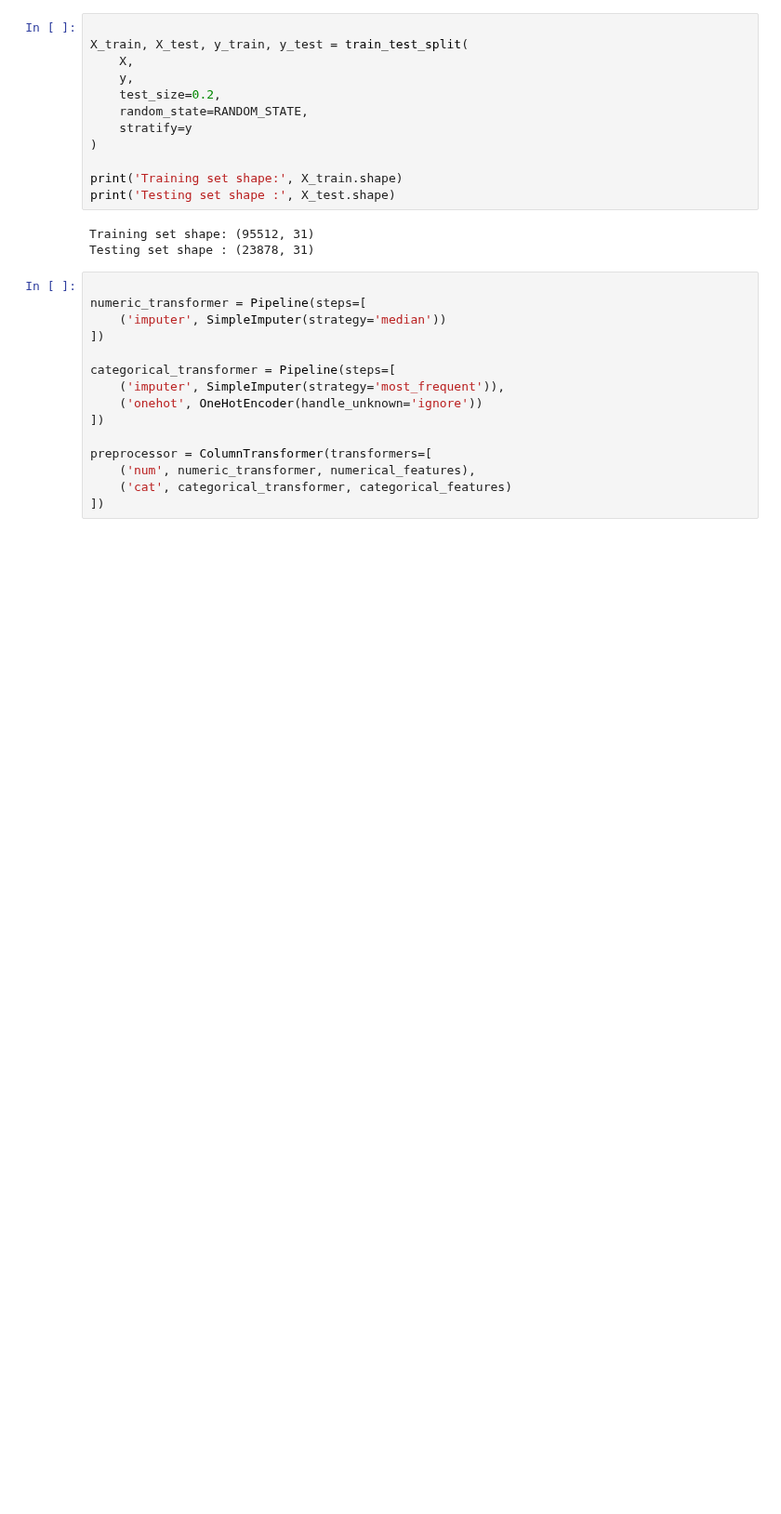
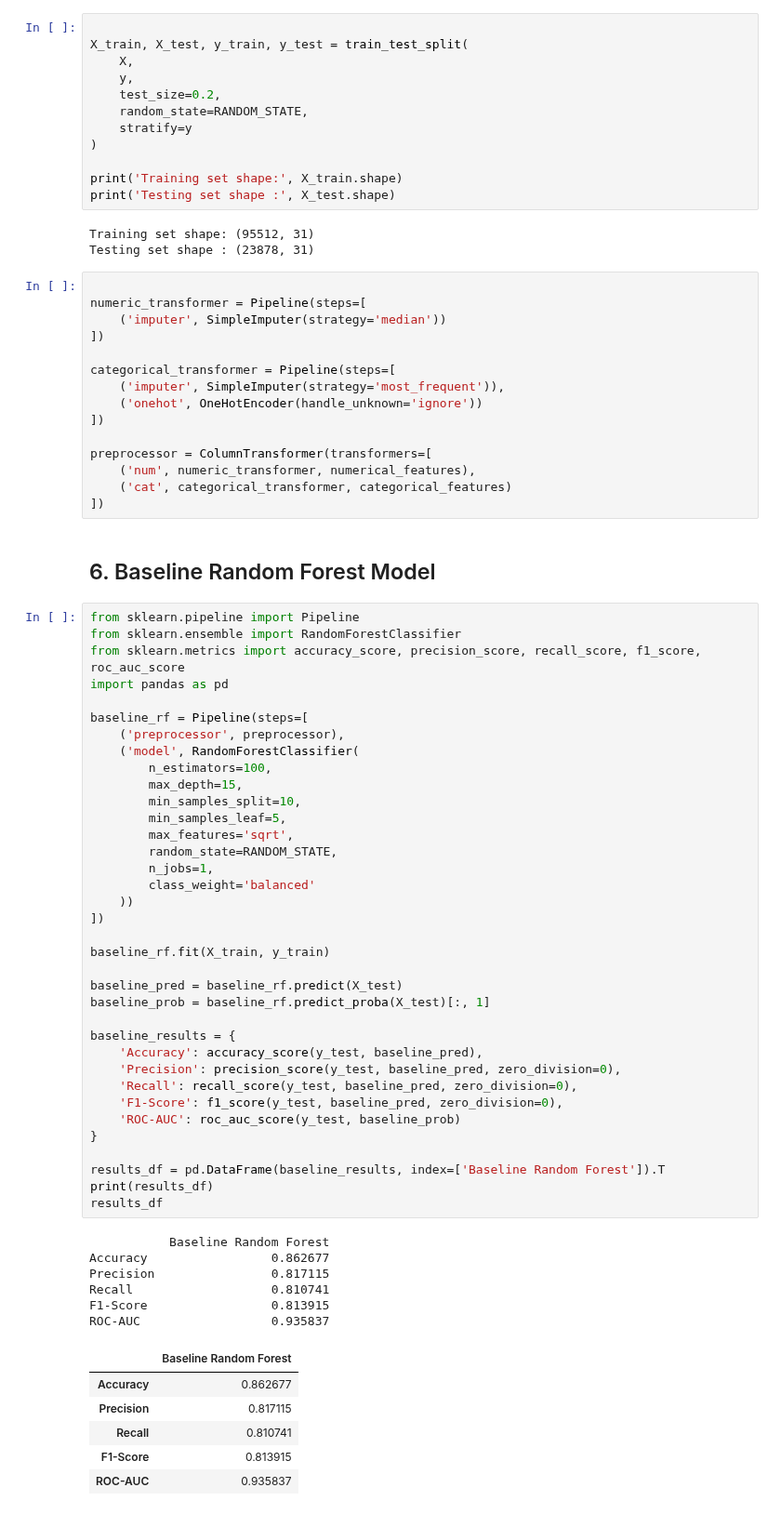
Before and after one commit to Eranga999/ML_Group_Assigment, a Jupyter notebook: Random_Forest_IT22198686.ipynb, the cells around one changed output. Shown at 93% size. Drawn from its saved outputs; the diff is of its cells as text; blank space fills up the shorter version.

Commit message:
Add baseline Random Forest model implementation with evaluation metrics

```diff
--- a/Random_Forest_IT22198686.ipynb
+++ b/Random_Forest_IT22198686.ipynb
@@ -250,3 +250,54 @@ preprocessor = ColumnTransformer(transformers=[
     ('num', numeric_transformer, numerical_features),
     ('cat', categorical_transformer, categorical_features)
 ])
+# %% [markdown]
+## 6. Baseline Random Forest Model
+# %%
+from sklearn.pipeline import Pipeline
+from sklearn.ensemble import RandomForestClassifier
+from sklearn.metrics import accuracy_score, precision_score, recall_score, f1_score, roc_auc_score
+import pandas as pd
+
+baseline_rf = Pipeline(steps=[
+    ('preprocessor', preprocessor),
+    ('model', RandomForestClassifier(
+        n_estimators=100,
+        max_depth=15,
+        min_samples_split=10,
+        min_samples_leaf=5,
+        max_features='sqrt',
+        random_state=RANDOM_STATE,
+        n_jobs=1,
+        class_weight='balanced'
+    ))
+])
+
+baseline_rf.fit(X_train, y_train)
+
+baseline_pred = baseline_rf.predict(X_test)
+baseline_prob = baseline_rf.predict_proba(X_test)[:, 1]
+
+baseline_results = {
+    'Accuracy': accuracy_score(y_test, baseline_pred),
+    'Precision': precision_score(y_test, baseline_pred, zero_division=0),
+    'Recall': recall_score(y_test, baseline_pred, zero_division=0),
+    'F1-Score': f1_score(y_test, baseline_pred, zero_division=0),
+    'ROC-AUC': roc_auc_score(y_test, baseline_prob)
+}
+
+results_df = pd.DataFrame(baseline_results, index=['Baseline Random Forest']).T
+print(results_df)
+results_df
+# %% [output]
+           Baseline Random Forest
+Accuracy                 0.862677
+Precision                0.817115
+Recall                   0.810741
+F1-Score                 0.813915
+ROC-AUC                  0.935837
+|  | Baseline Random Forest |
+| Accuracy | 0.862677 |
+| Precision | 0.817115 |
+| Recall | 0.810741 |
+| F1-Score | 0.813915 |
+| ROC-AUC | 0.935837 |
```
